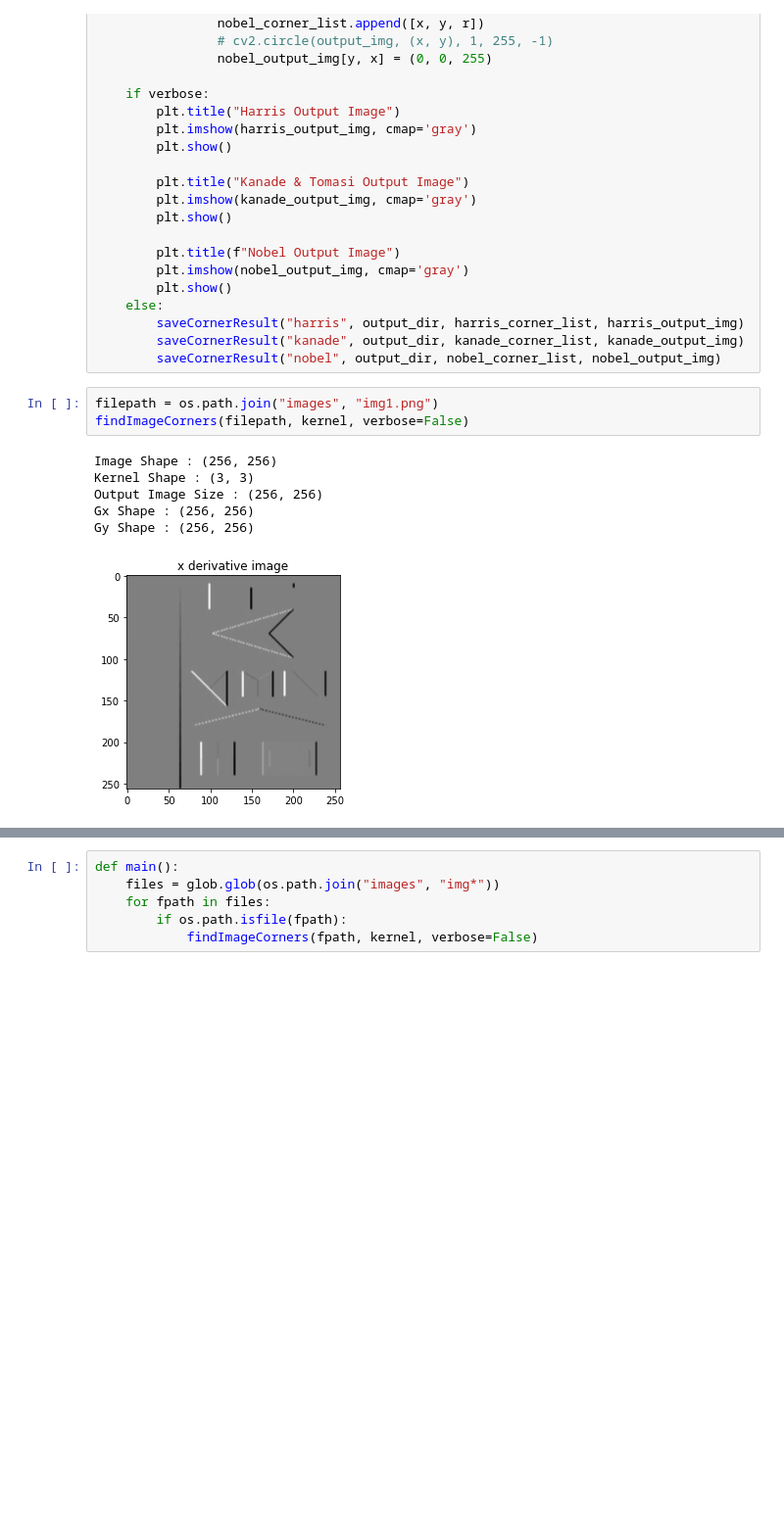
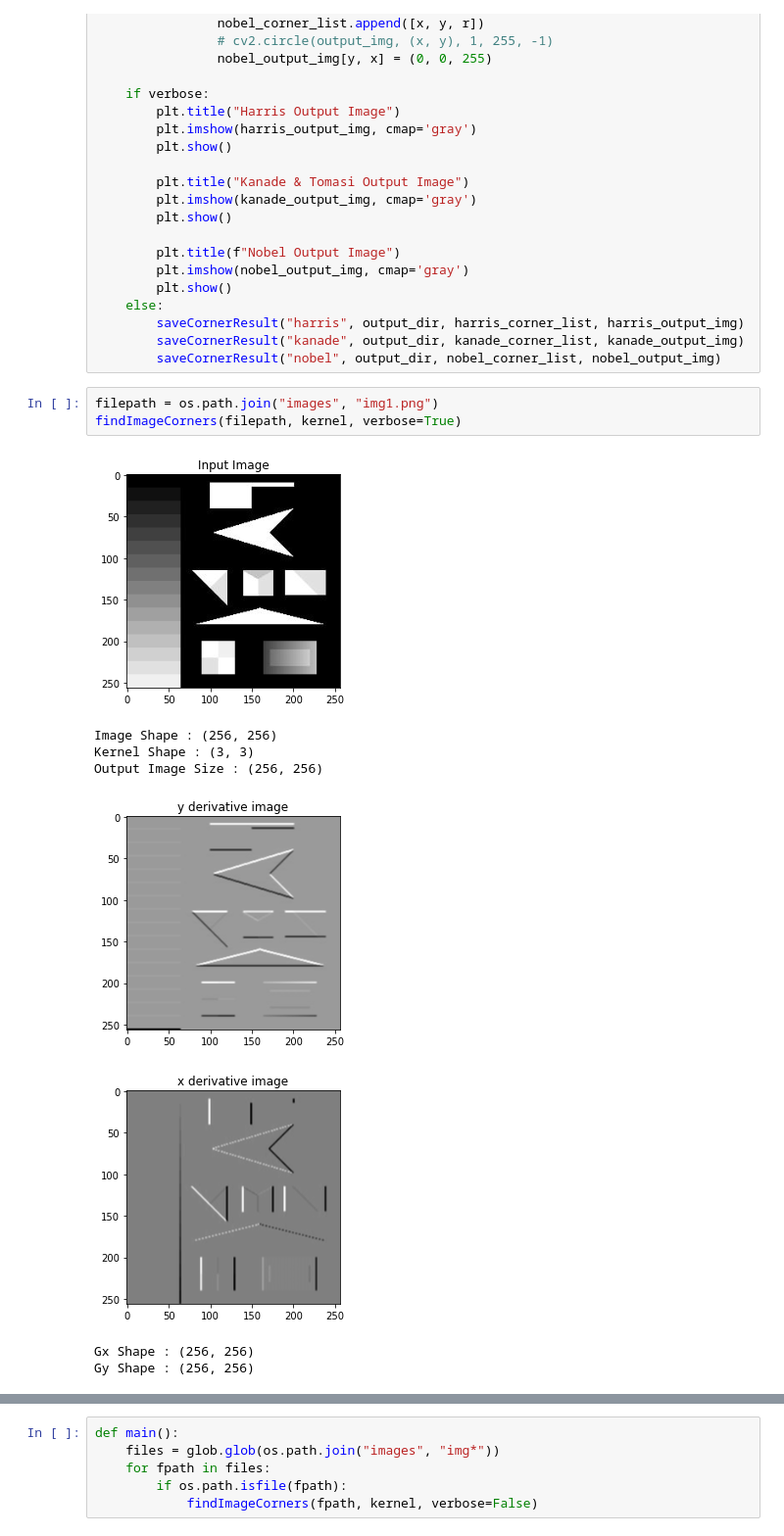
Before and after one commit to mdmamunhasan/harris-corner-detection, a Jupyter notebook: corners.ipynb, the cells around one changed output, grey strips where cells are left out. Shown at 98% size. Cells and saved outputs as stored; diff of their text form; blank space fills up the shorter version.

```diff
--- a/corners.ipynb
+++ b/corners.ipynb
@@ -240,11 +240,13 @@ def findImageCorners(filepath, kernel, verbose=False):
         saveCornerResult("nobel", output_dir, nobel_corner_list, nobel_output_img)
 # %%
 filepath = os.path.join("images", "img1.png")
-findImageCorners(filepath, kernel, verbose=False)
+findImageCorners(filepath, kernel, verbose=True)
 # %% [output]
+[figure, new version]
 Image Shape : (256, 256)
 Kernel Shape : (3, 3)
 Output Image Size : (256, 256)
-Gx Shape : (256, 256)
-Gy Shape : (256, 256)
-[figure, old version]
+[figure, added]
+[figure, added]
+Gx Shape : (256, 256)
+Gy Shape : (256, 256)
```
Also changed, not shown: parts of 3 cells of this notebook, 1 other file.
